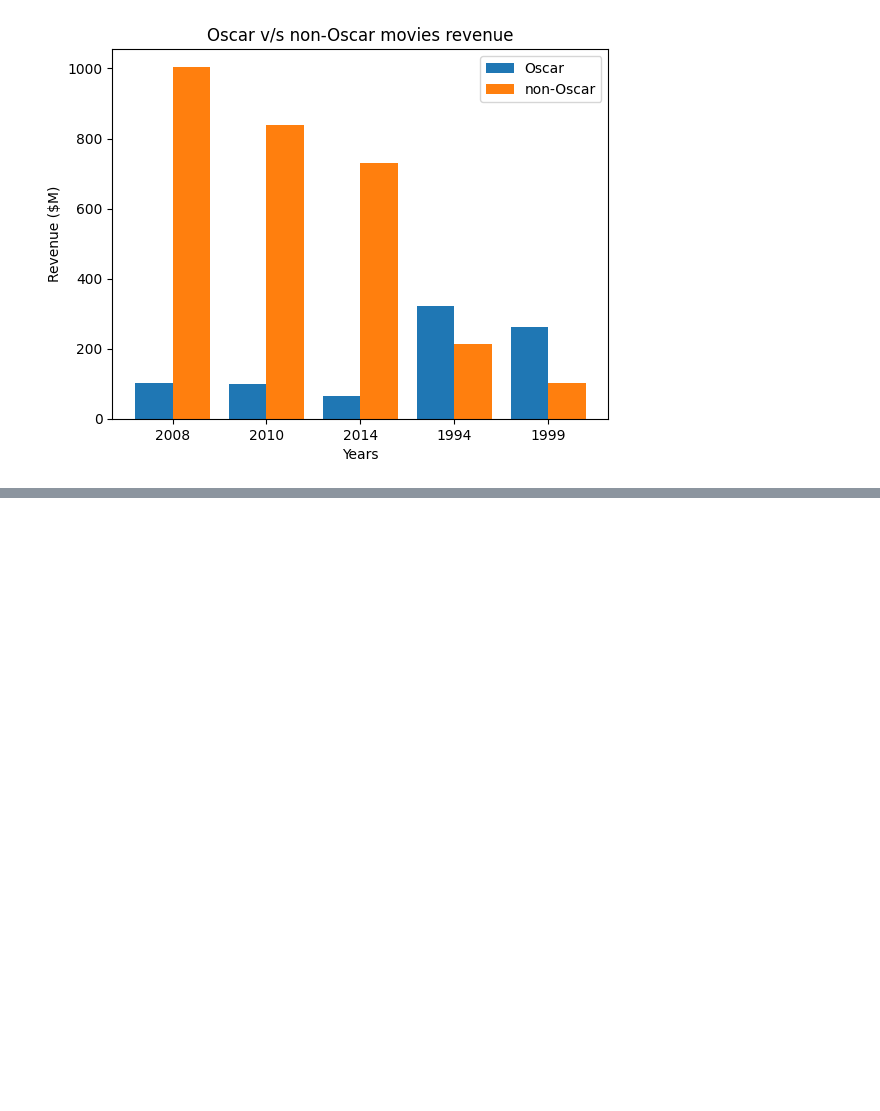
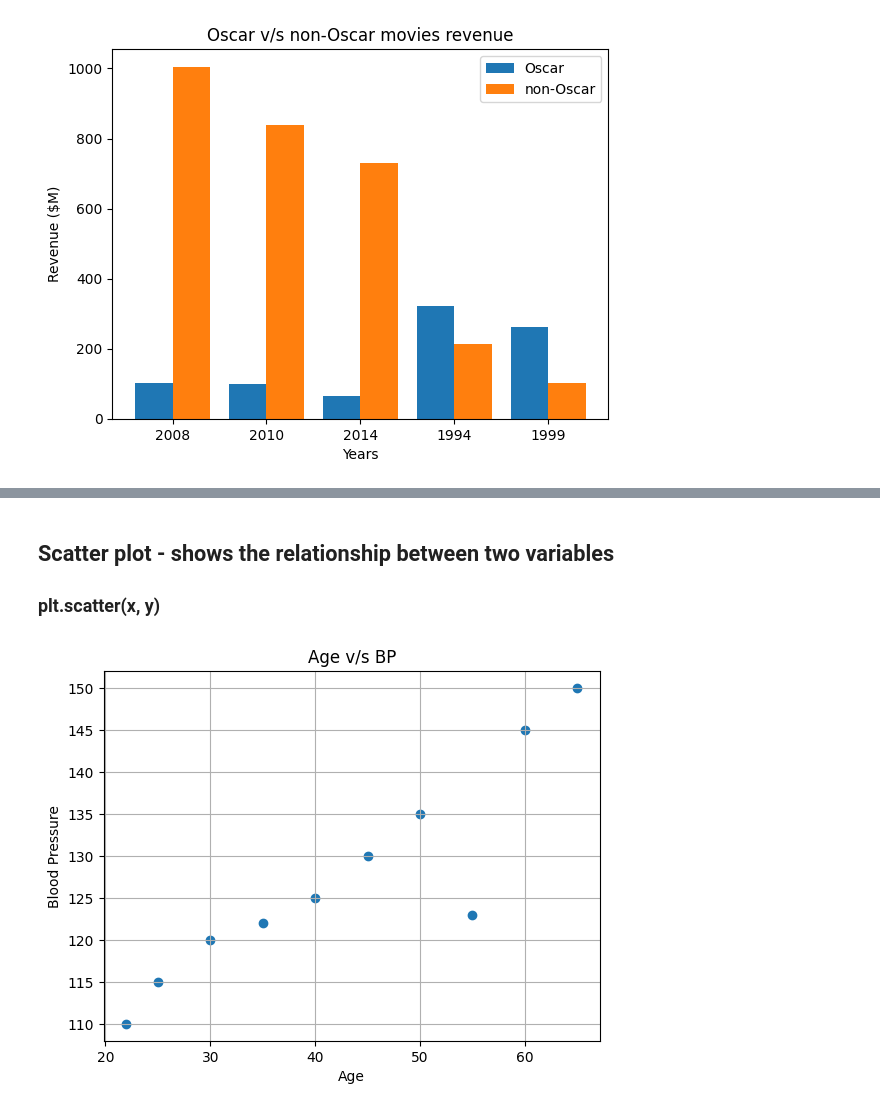
Before and after one commit to Shaik-Khaja-byte/AI-ML-Journey, a Jupyter notebook: Data Visualisation/part1.ipynb, the cells around one changed output, grey strips where cells are left out. Saved outputs shown, nothing was run; the diff lists cells and outputs as text; code cells hidden in the pictures; blank space fills up the shorter version.

```diff
--- a/Data Visualisation/part1.ipynb
+++ b/Data Visualisation/part1.ipynb
@@ -332,0 +340,19 @@ plt.show()
+# %% [markdown]
+## Scatter plot - shows the relationship between two variables
+### plt.scatter(x, y)
+# %%
+people = ["Person A", "Person B", "Person C", "Person D", "Person E",
+          "Person F", "Person G", "Person H", "Person I", "Person J"]
+
+age = [22, 25, 30, 35, 40, 45, 50, 55, 60, 65]
+
+blood_pressure = [110, 115, 120, 122, 125, 130, 135, 123, 145, 150]
+
+plt.scatter(age, blood_pressure)
+plt.title("Age v/s BP")
+plt.xlabel("Age")
+plt.ylabel("Blood Pressure")
+plt.grid()
+plt.show()
+# %% [output]
+[figure, added]
```
Also changed, not shown: parts of 16 cells of this notebook.
